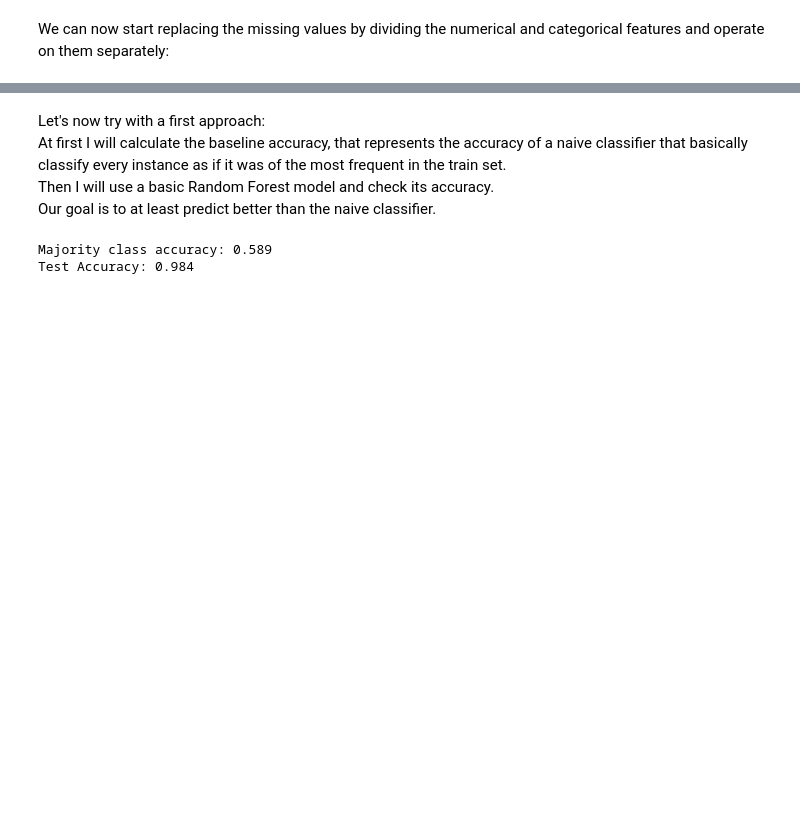
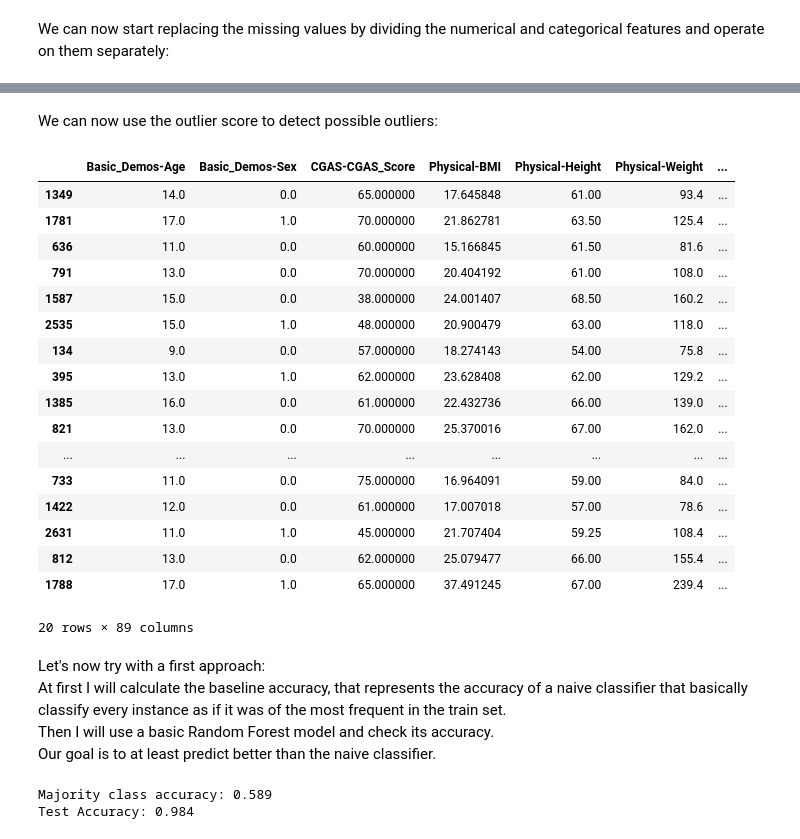
Before and after one commit to Pizz0x/Child-Mind, a Jupyter notebook: 1_DataCleaning.ipynb, the cells around one changed output, grey strips where cells are left out. Cells and saved outputs as stored; diff of their text form; code cells hidden in the pictures; blank space fills up the shorter version.

```diff
--- a/1_DataCleaning.ipynb
+++ b/1_DataCleaning.ipynb
@@ -69,0 +177,5 @@ What we want to do is :
+# %%
+# remove rows with a percentage over a certain threshold of missin values
+threshold = int(df_train.shape[1] * 0.35)
+df_train.dropna(thresh=threshold, inplace=True)
+print(df_train.shape)
@@ -134,5 +257,2 @@ Let's now check if there are still `NaN` values in the numerical features:
 # %%
-num_inst, num_features = new_X_train.shape
-for f in range(num_features):
-    col = new_X_train.iloc[:, f].astype(str)
-    #print(f, np.unique(col))
+print(new_X_train.isna().values.any())
@@ -187,3 +326,41 @@ for i, col in enumerate(oh.get_feature_names_out()):
+# %%
+from sklearn.ensemble import RandomForestClassifier
+from sklearn.metrics import pairwise_distances
+
+new_X = pd.concat([new_X_train, new_X_test], axis=0)
+
+rf = RandomForestClassifier(n_estimators=50)
+rf.fit(new_X_train,y_train)
+leaves = rf.apply(new_X) # for every pair (instance, tree) we get the id of the leave the instance is fallen into
+pair_wise_sim = pairwise_distances( X=leaves,
+                                     metric= lambda oi, oj:
+                                             np.mean(oi==oj)) # how often 2 instances fall in the same leaf
+out = (pair_wise_sim**2).sum(axis=0)**-1 # outlier score
+# %% [markdown]
+We can now use the outlier score to detect possible outliers:
+# %%
+new_X['out'] = out
+outliers = new_X.sort_values(by='out', ascending=False).head(20)
+outliers
+# %% [output]
+|  | Basic_Demos-Age | Basic_Demos-Sex | CGAS-CGAS_Score | Physical-BMI | Physical-Height | Physical-Weight | ... |
+| 1349 | 14.0 | 0.0 | 65.000000 | 17.645848 | 61.00 | 93.4 | ... |
+| 1781 | 17.0 | 1.0 | 70.000000 | 21.862781 | 63.50 | 125.4 | ... |
+| 636 | 11.0 | 0.0 | 60.000000 | 15.166845 | 61.50 | 81.6 | ... |
+| 791 | 13.0 | 0.0 | 70.000000 | 20.404192 | 61.00 | 108.0 | ... |
+| 1587 | 15.0 | 0.0 | 38.000000 | 24.001407 | 68.50 | 160.2 | ... |
+| 2535 | 15.0 | 1.0 | 48.000000 | 20.900479 | 63.00 | 118.0 | ... |
+| 134 | 9.0 | 0.0 | 57.000000 | 18.274143 | 54.00 | 75.8 | ... |
+| 395 | 13.0 | 1.0 | 62.000000 | 23.628408 | 62.00 | 129.2 | ... |
+| 1385 | 16.0 | 0.0 | 61.000000 | 22.432736 | 66.00 | 139.0 | ... |
+| 821 | 13.0 | 0.0 | 70.000000 | 25.370016 | 67.00 | 162.0 | ... |
+| ... | ... | ... | ... | ... | ... | ... | ... |
+| 733 | 11.0 | 0.0 | 75.000000 | 16.964091 | 59.00 | 84.0 | ... |
+| 1422 | 12.0 | 0.0 | 61.000000 | 17.007018 | 57.00 | 78.6 | ... |
+| 2631 | 11.0 | 1.0 | 45.000000 | 21.707404 | 59.25 | 108.4 | ... |
+| 812 | 13.0 | 0.0 | 62.000000 | 25.079477 | 66.00 | 155.4 | ... |
+| 1788 | 17.0 | 1.0 | 65.000000 | 37.491245 | 67.00 | 239.4 | ... |
+20 rows × 89 columns
 # %% [markdown]
 Let's now try with a first approach: <br>
 At first I will calculate the baseline accuracy, that represents the accuracy of a naive classifier that basically classify every instance as if it was of the most frequent in the train set. <br>
```
Also changed, not shown: parts of 36 cells of this notebook.
